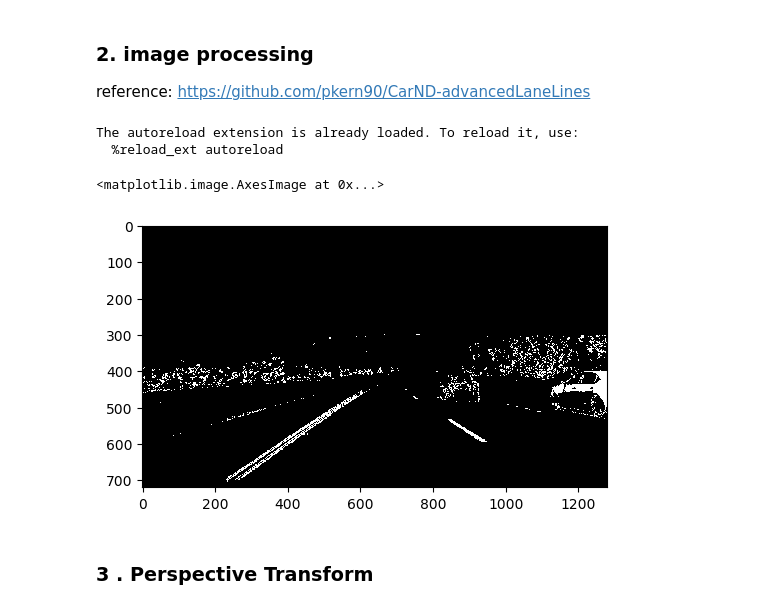
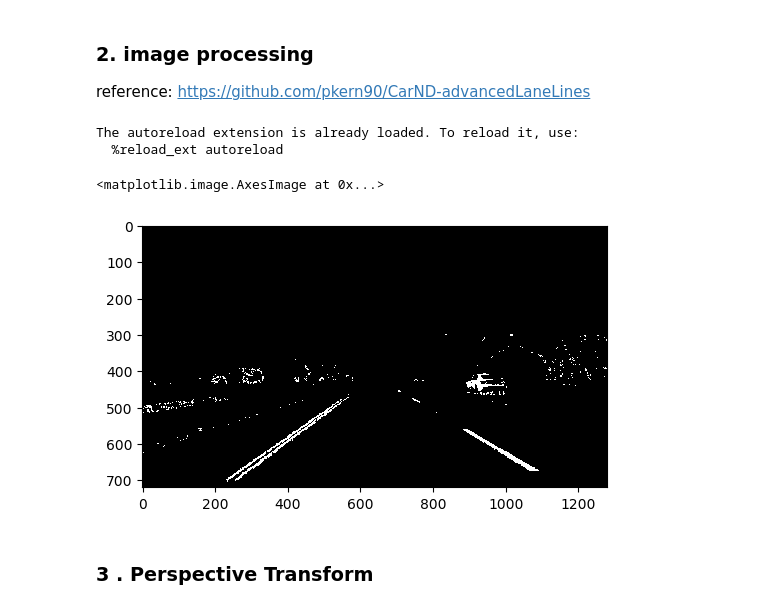
Before and after one commit to ziqiwangsilvia/Lane-Detection, a Jupyter notebook: CV Project.ipynb, the cells around one changed output. Cells and saved outputs as stored; diff of their text form; code cells hidden in the pictures.

```diff
--- a/CV Project.ipynb
+++ b/CV Project.ipynb
@@ -40,18 +40,18 @@ reference: https://github.com/pkern90/CarND-advancedLaneLines
 # %%
 %load_ext autoreload
 %autoreload 2
 # This is the function imported from github~
 from utilities import generate_lane_mask
 
-raw = cv2.imread('test_images/frame1/1065.png')
+raw = cv2.imread('test_images/frame1/572.png')
 undist = cv2.undistort(raw, mtx, dist, None, mtx)
 mask = generate_lane_mask(undist, v_cutoff=300)
 plt.imshow(mask,cmap='gray')
 # %% [output]
 The autoreload extension is already loaded. To reload it, use:
   %reload_ext autoreload
 <matplotlib.image.AxesImage at 0x...>
-[figure, old version]
+[figure, new version]
 # %% [markdown]
 ### 3 . Perspective Transform
 # %%
```
Also changed, not shown: parts of 8 cells of this notebook.
